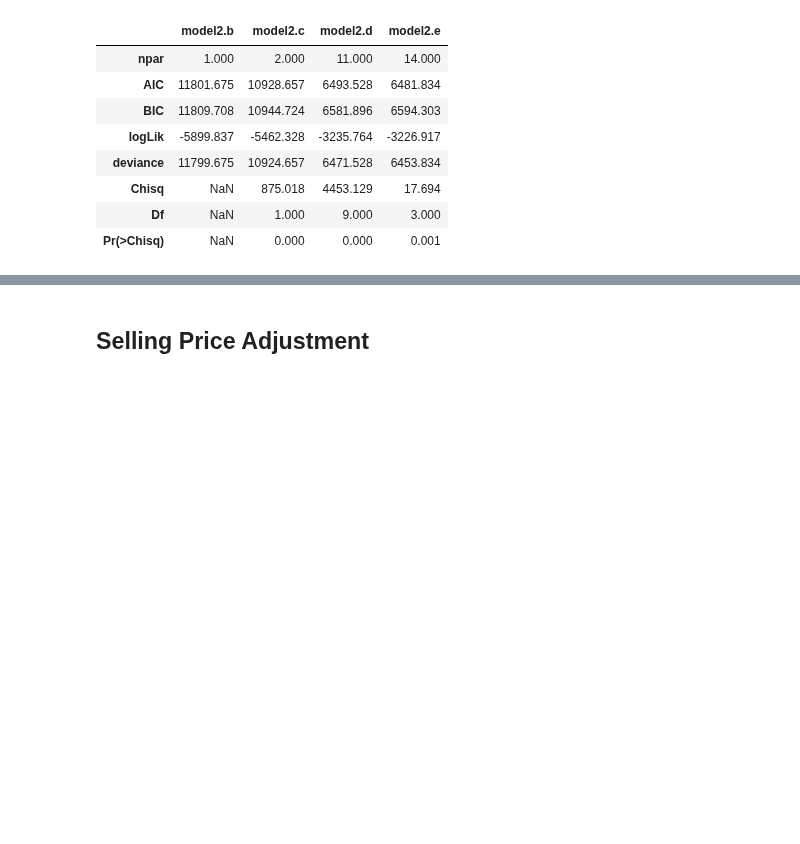
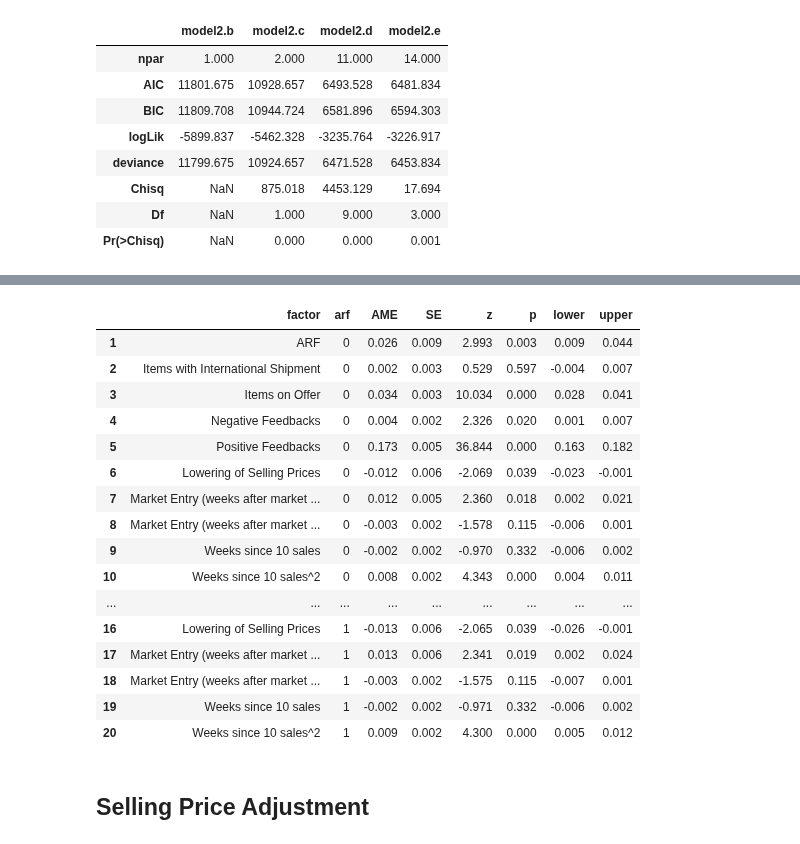
Before and after one commit to jossl95/ARF, a Jupyter notebook: Analyzer.ipynb, the cells around one changed output, grey strips where cells are left out. Saved outputs shown, nothing was run; the diff lists cells and outputs as text; code cells hidden in the pictures; blank space fills up the shorter version.

Commit message:
table layout

```diff
--- a/Analyzer.ipynb
+++ b/Analyzer.ipynb
@@ -242,14 +240,13 @@ plt.show()
 
 library('lme4')
 library('tidyverse')
+library('margins')
 
 # standardize time variables
 data['me_'] <- scale(data$me)
 data['w_'] <- scale(data$w)
-data['me_min_'] <- scale(data$me_min)
 data['me_2'] <- data$me_^2
 data['w_2'] <- data$w_^2
-data['me_min_2'] <- data$me_min_^2
 
 
 # Create empty list for results
@@ -330,3 +338,12 @@ model2_res['or'] <- round(exp(model2_res$B), 3)
+# %%
+%%R -o ame2e
+
+ame2e <- margins(model2$e,
+                 type = "response",
+                 at = list(arf= 0:1)) %>%
+   summary() %>%
+   arrange(arf) %>%
+   data.frame()
 # %%
 model2_fit
 # %% [output]
@@ -357,0 +359,18 @@ model2_res
+# %%
+index_map = {
+    '(Intercept)': 'Intercept',
+    'bc_neg_count_w': 'Negative Feedbacks',
+    'arf' : 'ARF',
+    'bc_pos_count_w' : 'Positive Feedbacks',
+    'bc_item_count_w' : 'Items on Offer',
+    'bc_int_shipment_count_w' : 'Items with International Shipment',
+    'arm_maxw' : 'ARM',
+    'me_' : 'Market Entry (weeks after market opening)',
+    'me_2' : 'Market Entry (weeks after market opening)^2',
+    'w_' : 'Weeks since 10 sales',
+    'w_2' : 'Weeks since 10 sales^2',
+    'bc_neg_count_w:arf' : 'Negative Feedbacks * ARF',
+    'has_price_drop' : 'Lowering of Selling Prices'
+}
+
+model2_res.rename(index = index_map)[['B', 'or', 'se', 'p']]
@@ -358,3 +391,23 @@ model2_res
+# %%
+ame2e.assign(factor = ame2e['factor'].replace(index_map)).round(3)
+# %% [output]
+|  | factor | arf | AME | SE | z | p | lower | upper |
+| 1 | ARF | 0 | 0.026 | 0.009 | 2.993 | 0.003 | 0.009 | 0.044 |
+| 2 | Items with International Shipment | 0 | 0.002 | 0.003 | 0.529 | 0.597 | -0.004 | 0.007 |
+| 3 | Items on Offer | 0 | 0.034 | 0.003 | 10.034 | 0.000 | 0.028 | 0.041 |
+| 4 | Negative Feedbacks | 0 | 0.004 | 0.002 | 2.326 | 0.020 | 0.001 | 0.007 |
+| 5 | Positive Feedbacks | 0 | 0.173 | 0.005 | 36.844 | 0.000 | 0.163 | 0.182 |
+| 6 | Lowering of Selling Prices | 0 | -0.012 | 0.006 | -2.069 | 0.039 | -0.023 | -0.001 |
+| 7 | Market Entry (weeks after market ... | 0 | 0.012 | 0.005 | 2.360 | 0.018 | 0.002 | 0.021 |
+| 8 | Market Entry (weeks after market ... | 0 | -0.003 | 0.002 | -1.578 | 0.115 | -0.006 | 0.001 |
+| 9 | Weeks since 10 sales | 0 | -0.002 | 0.002 | -0.970 | 0.332 | -0.006 | 0.002 |
+| 10 | Weeks since 10 sales^2 | 0 | 0.008 | 0.002 | 4.343 | 0.000 | 0.004 | 0.011 |
+| ... | ... | ... | ... | ... | ... | ... | ... | ... |
+| 16 | Lowering of Selling Prices | 1 | -0.013 | 0.006 | -2.065 | 0.039 | -0.026 | -0.001 |
+| 17 | Market Entry (weeks after market ... | 1 | 0.013 | 0.006 | 2.341 | 0.019 | 0.002 | 0.024 |
+| 18 | Market Entry (weeks after market ... | 1 | -0.003 | 0.002 | -1.575 | 0.115 | -0.007 | 0.001 |
+| 19 | Weeks since 10 sales | 1 | -0.002 | 0.002 | -0.971 | 0.332 | -0.006 | 0.002 |
+| 20 | Weeks since 10 sales^2 | 1 | 0.009 | 0.002 | 4.300 | 0.000 | 0.005 | 0.012 |
 # %% [markdown]
 ## Selling Price Adjustment
 # %%
```
Also changed, not shown: parts of 12 cells of this notebook, 1 other file.
